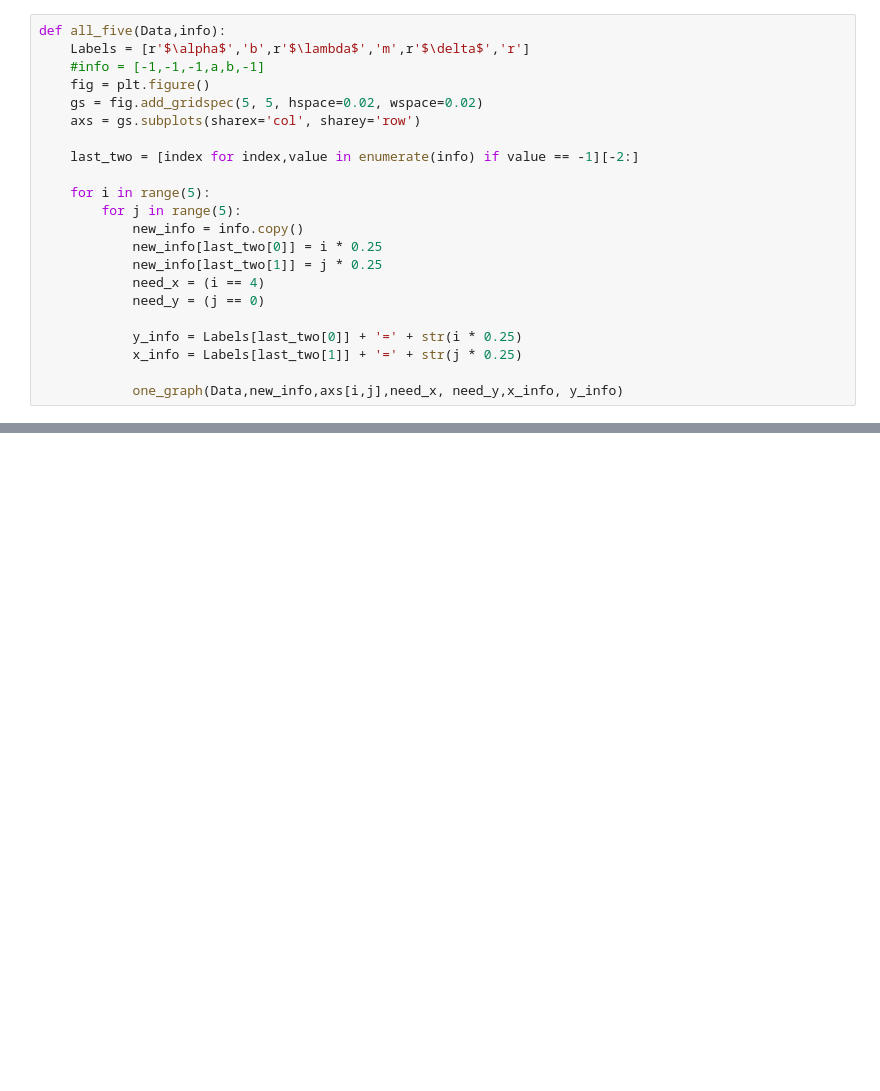
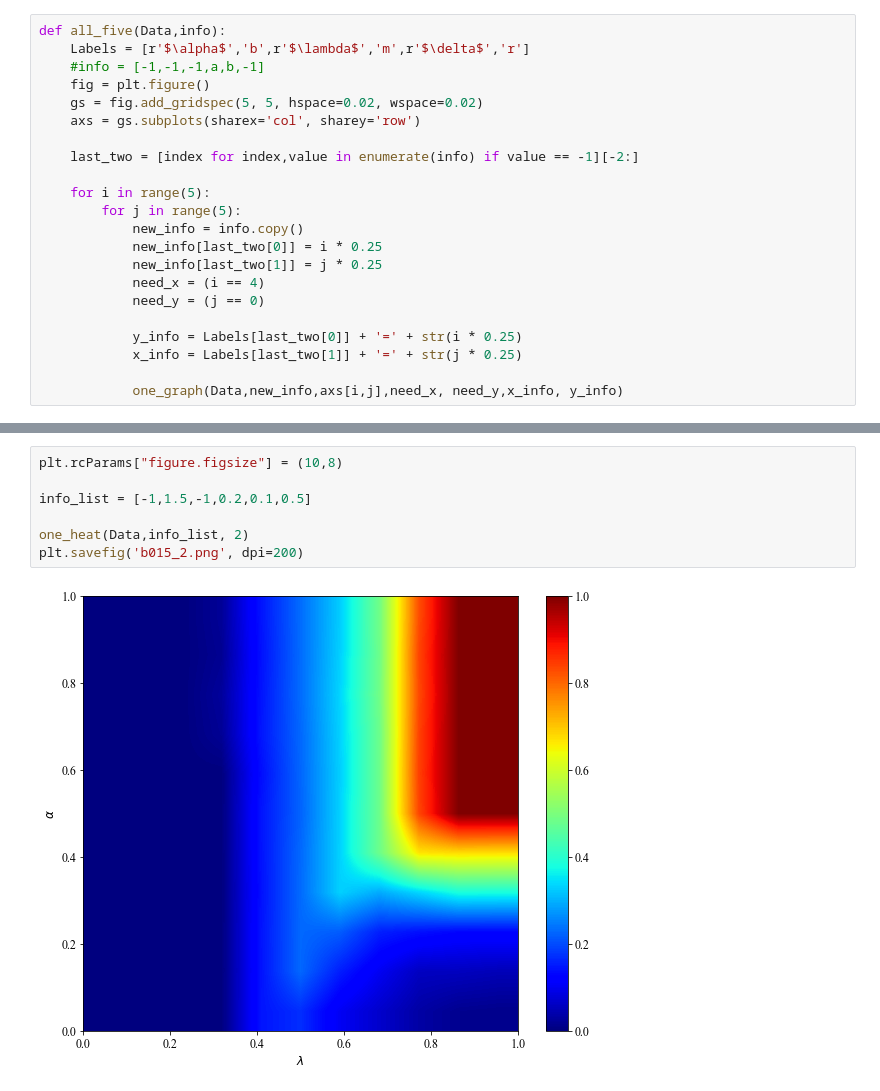
Before and after one commit to artermi/Quasi_Coop, a Jupyter notebook: Show_SixDim.ipynb, the cells around one changed output, grey strips where cells are left out. Saved outputs shown, nothing was run; the diff lists cells and outputs as text; blank space fills up the shorter version.

```diff
--- a/Show_SixDim.ipynb
+++ b/Show_SixDim.ipynb
@@ -133,0 +210,9 @@ for d in range(5):
+# %%
+plt.rcParams["figure.figsize"] = (10,8)
+
+info_list = [-1,1.5,-1,0.2,0.1,0.5]
+
+one_heat(Data,info_list, 2)
+plt.savefig('b015_2.png', dpi=200)
+# %% [output]
+[figure, added]
```
Also changed, not shown: parts of 11 cells of this notebook, 27 other files.
